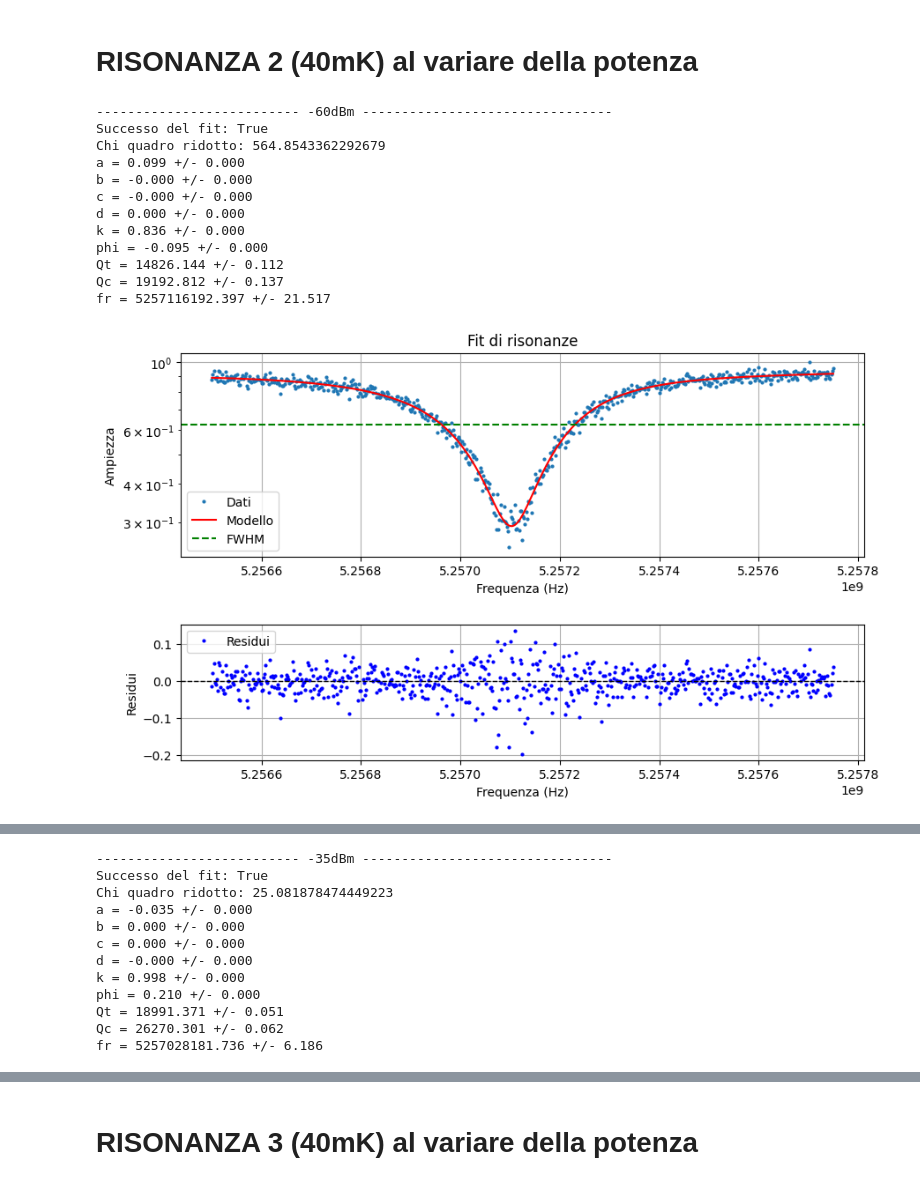
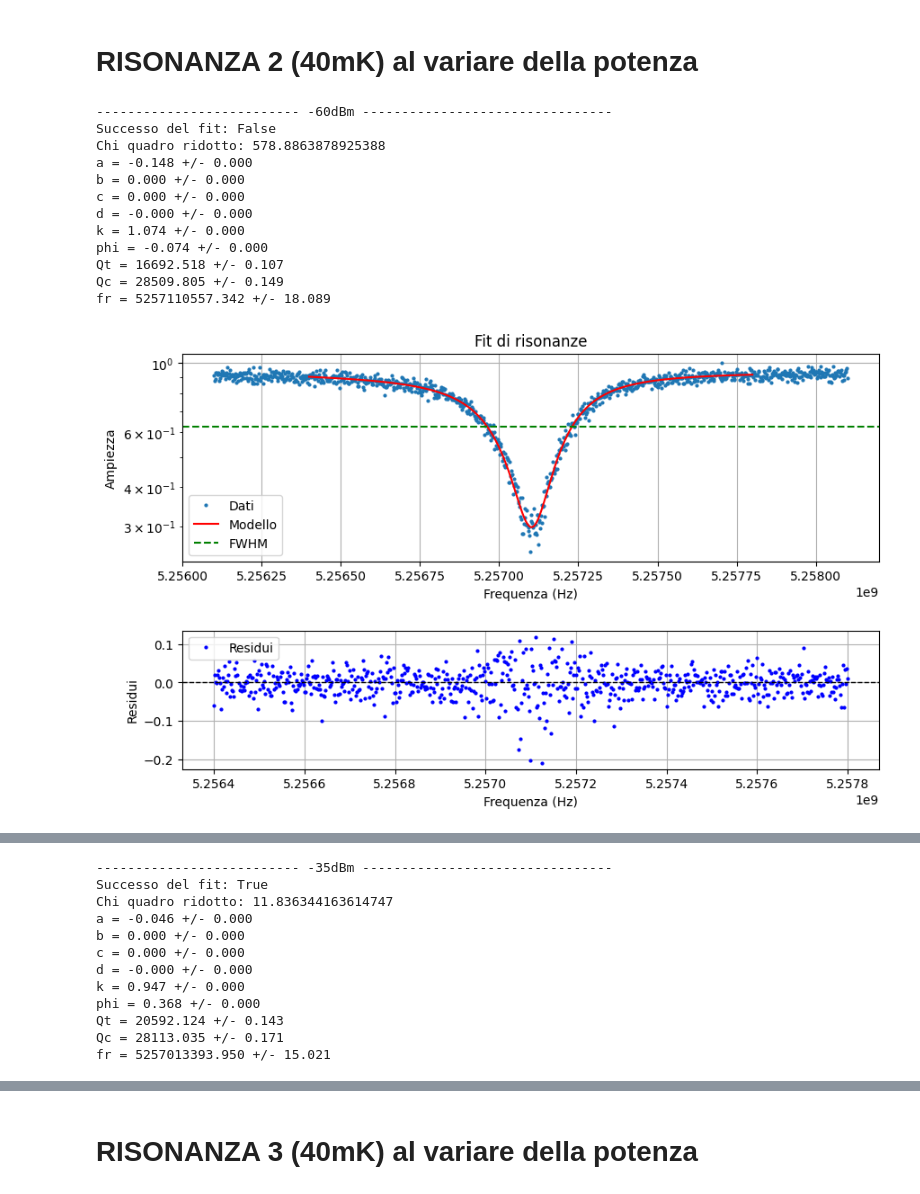
Before and after one commit to biqute/QTLab2425, a Jupyter notebook: 2Dqubit/presa_dati/Fit_40mK/fit_40_mK.ipynb, the cells around one changed output, grey strips where cells are left out. Saved outputs shown, nothing was run; the diff lists cells and outputs as text; code cells hidden in the pictures.

```diff
--- a/2Dqubit/presa_dati/Fit_40mK/fit_40_mK.ipynb
+++ b/2Dqubit/presa_dati/Fit_40mK/fit_40_mK.ipynb
@@ -191,6 +191,7 @@ fr = 4395646217.783 +/- 17.299
 # RISONANZA 2 (40mK) al variare della potenza
 # %%
 print("-------------------------- -60dBm --------------------------------")
+"""
 initial_params = {
     'a': 0.02,
     'b': 10e-9,
@@ -202,8 +203,9 @@ initial_params = {
     'Qc': 23589,
     'fr': 4395801533
 }
+"""
 file_path = f"Cavity_resonances_40mK/Res2/risonanza/res2-60dBm.txt"
-fr, qc, qt, a, b, c, d, k, phi = resonance_fit.fit_cut(file_path, cut_min=5.25650e9, cut_max=5.25775e9, initial_params=initial_params)
+fr, qc, qt, a, b, c, d, k, phi = resonance_fit.fit_cut(file_path, cut_min=5.25640e9, cut_max=5.2578e9)
 
 
 
@@ -260,47 +262,47 @@ fr, qc, qt, a, b, c, d, k, phi = resonance_fit.fit_cut(file_path, cut_min=5.2565
 print("-------------------------- -40dBm --------------------------------")
 initial_params = {
     'a': a,
     'b': b,
     'c': c,
     'd': d,
     'k': k,
     'phi': phi,
     'Qt': qt,
     'Qc': qc,
     'fr': fr
 }
 file_path = f"Cavity_resonances_40mK/Res2/risonanza/res2-40dBm.txt"
 fr, qc, qt, a, b, c, d, k, phi = resonance_fit.fit_cut(file_path, cut_min=5.25650e9, cut_max=5.25775e9, initial_params=initial_params)
 
 
 
 print("-------------------------- -35dBm --------------------------------")
 initial_params = {
     'a': a,
     'b': b,
     'c': c,
     'd': d,
     'k': k,
-    'phi': phi,
-    'Qt': 19999,
+    'phi': 1,
+    'Qt': 19000,
     'Qc': qc,
     'fr': 5257000000
 }
 file_path = f"Cavity_resonances_40mK/Res2/risonanza/res2-35dBm.txt"
-fr, qc, qt, a, b, c, d, k, phi = resonance_fit.fit_cut(file_path, cut_min=5.25650e9, cut_max=5.25775e9, initial_params=initial_params)
+fr, qc, qt, a, b, c, d, k, phi = resonance_fit.fit_cut(file_path, cut_min=5.2567e9, cut_max=5.2574e9, initial_params=initial_params)
 # %% [output]
 -------------------------- -60dBm --------------------------------
-Successo del fit: True
-Chi quadro ridotto: 564.8543362292679
-a = 0.099 +/- 0.000
-b = -0.000 +/- 0.000
-c = -0.000 +/- 0.000
-d = 0.000 +/- 0.000
-k = 0.836 +/- 0.000
-phi = -0.095 +/- 0.000
-Qt = 14826.144 +/- 0.112
-Qc = 19192.812 +/- 0.137
-fr = 5257116192.397 +/- 21.517
+Successo del fit: False
+Chi quadro ridotto: 578.8863878925388
+a = -0.148 +/- 0.000
+b = 0.000 +/- 0.000
+c = 0.000 +/- 0.000
+d = -0.000 +/- 0.000
+k = 1.074 +/- 0.000
+phi = -0.074 +/- 0.000
+Qt = 16692.518 +/- 0.107
+Qc = 28509.805 +/- 0.149
+fr = 5257110557.342 +/- 18.089
-[figure, old version]
+[figure, new version]
 -------------------------- -55dBm --------------------------------
 Successo del fit: True
@@ -357,12 +359,12 @@ fr = 5257083565.567 +/- 9.237
 -------------------------- -35dBm --------------------------------
 Successo del fit: True
-Chi quadro ridotto: 25.081878474449223
-a = -0.035 +/- 0.000
+Chi quadro ridotto: 11.836344163614747
+a = -0.046 +/- 0.000
 b = 0.000 +/- 0.000
 c = 0.000 +/- 0.000
 d = -0.000 +/- 0.000
-k = 0.998 +/- 0.000
-phi = 0.210 +/- 0.000
-Qt = 18991.371 +/- 0.051
-Qc = 26270.301 +/- 0.062
-fr = 5257028181.736 +/- 6.186
+k = 0.947 +/- 0.000
+phi = 0.368 +/- 0.000
+Qt = 20592.124 +/- 0.143
+Qc = 28113.035 +/- 0.171
+fr = 5257013393.950 +/- 15.021
```
Also changed, not shown: parts of 5 cells of this notebook, 1 other file.
